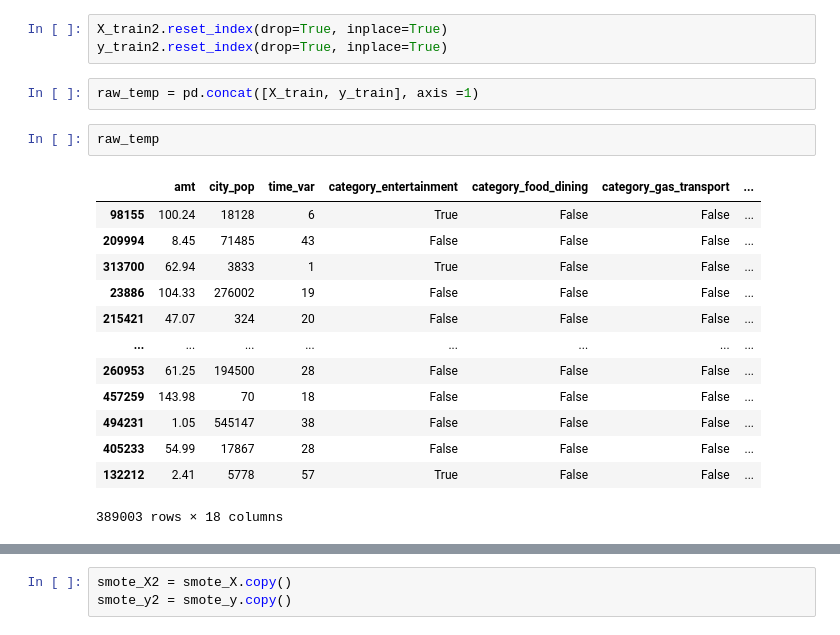
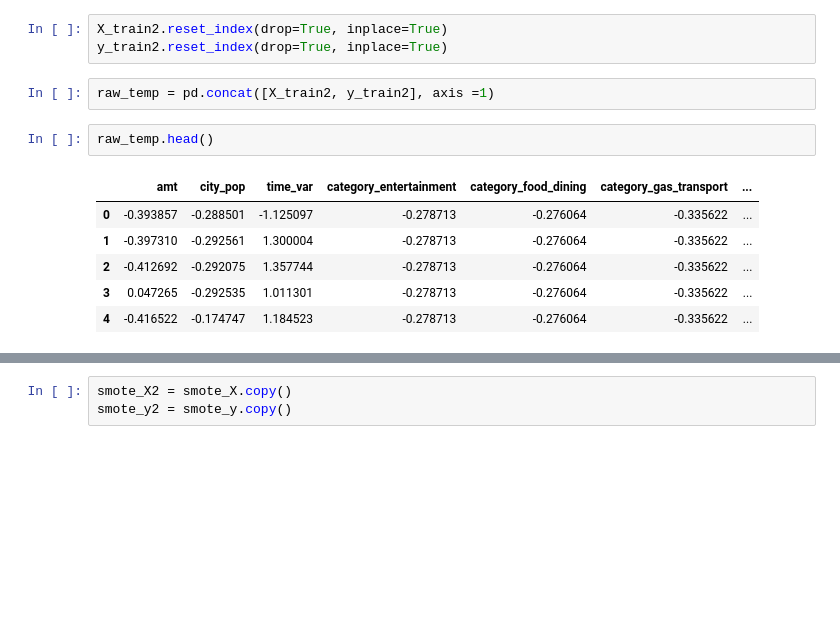
Before and after one commit to kp6000/ML441B, a Jupyter notebook: Classwork_Sec_1_Week_5_ML.ipynb, the cells around one changed output, grey strips where cells are left out. Cells and saved outputs as stored; diff of their text form; blank space fills up the shorter version.

```diff
--- a/Classwork_Sec_1_Week_5_ML.ipynb
+++ b/Classwork_Sec_1_Week_5_ML.ipynb
@@ -148,23 +148,16 @@ X_train2 = pd.DataFrame(X_train2, columns = cols)
 X_train2.reset_index(drop=True, inplace=True)
 y_train2.reset_index(drop=True, inplace=True)
 # %%
-raw_temp = pd.concat([X_train, y_train], axis =1)
+raw_temp = pd.concat([X_train2, y_train2], axis =1)
 # %%
-raw_temp
+raw_temp.head()
 # %% [output]
 |  | amt | city_pop | time_var | category_entertainment | category_food_dining | category_gas_transport | ... |
-| 98155 | 100.24 | 18128 | 6 | True | False | False | ... |
-| 209994 | 8.45 | 71485 | 43 | False | False | False | ... |
-| 313700 | 62.94 | 3833 | 1 | True | False | False | ... |
-| 23886 | 104.33 | 276002 | 19 | False | False | False | ... |
-| 215421 | 47.07 | 324 | 20 | False | False | False | ... |
-| ... | ... | ... | ... | ... | ... | ... | ... |
-| 260953 | 61.25 | 194500 | 28 | False | False | False | ... |
-| 457259 | 143.98 | 70 | 18 | False | False | False | ... |
-| 494231 | 1.05 | 545147 | 38 | False | False | False | ... |
-| 405233 | 54.99 | 17867 | 28 | False | False | False | ... |
-| 132212 | 2.41 | 5778 | 57 | True | False | False | ... |
+| 0 | -0.393857 | -0.288501 | -1.125097 | -0.278713 | -0.276064 | -0.335622 | ... |
+| 1 | -0.397310 | -0.292561 | 1.300004 | -0.278713 | -0.276064 | -0.335622 | ... |
+| 2 | -0.412692 | -0.292075 | 1.357744 | -0.278713 | -0.276064 | -0.335622 | ... |
+| 3 | 0.047265 | -0.292535 | 1.011301 | -0.278713 | -0.276064 | -0.335622 | ... |
+| 4 | -0.416522 | -0.174747 | 1.184523 | -0.278713 | -0.276064 | -0.335622 | ... |
-389003 rows × 18 columns
 # %%
 #plt.scatter(raw_temp[raw_temp["is_fraud"] == 0]["amt"], raw_temp[raw_temp["is_fraud"] == 0]["city_pop"])
 
```
Also changed, not shown: parts of 14 cells of this notebook.
